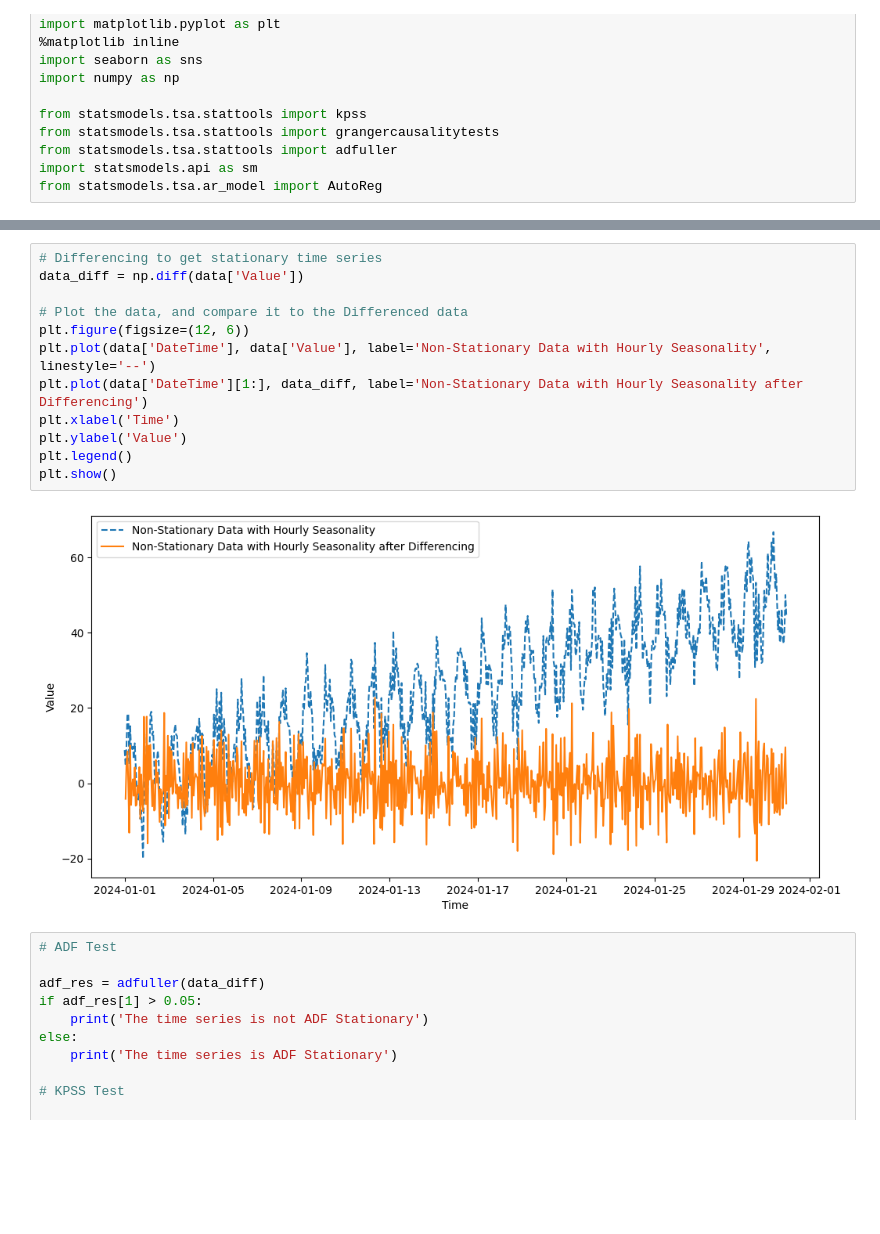
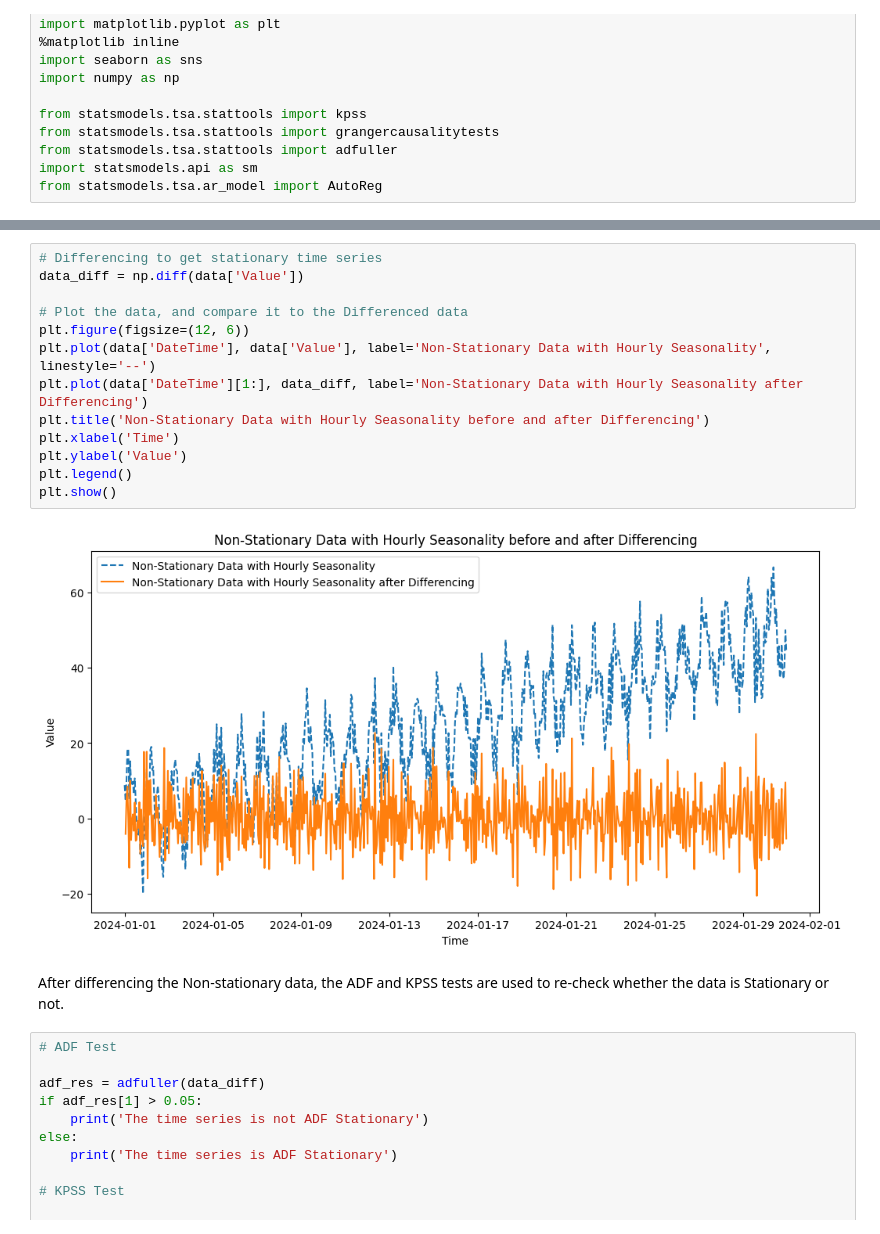
Before and after one commit to SohamDeep2026/Tinkering-with-a-TVAR-Model, a Jupyter notebook: TVAR_Model.ipynb, the cells around one changed output, grey strips where cells are left out. Saved outputs shown, nothing was run; the diff lists cells and outputs as text; blank space fills up the shorter version.

```diff
--- a/TVAR_Model.ipynb
+++ b/TVAR_Model.ipynb
@@ -101,17 +175,20 @@ look-up table. The actual p-value is smaller than the p-value returned.
 # %%
 # Differencing to get stationary time series
 data_diff = np.diff(data['Value'])
 
 # Plot the data, and compare it to the Differenced data
 plt.figure(figsize=(12, 6))
 plt.plot(data['DateTime'], data['Value'], label='Non-Stationary Data with Hourly Seasonality', linestyle='--')
 plt.plot(data['DateTime'][1:], data_diff, label='Non-Stationary Data with Hourly Seasonality after Differencing')
+plt.title('Non-Stationary Data with Hourly Seasonality before and after Differencing')
 plt.xlabel('Time')
 plt.ylabel('Value')
 plt.legend()
 plt.show()
 # %% [output]
-[figure, old version]
+[figure, new version]
+# %% [markdown]
+After differencing the Non-stationary data, the ADF and KPSS tests are used to re-check whether the data is Stationary or not.
 # %%
 # ADF Test
 
```
Also changed, not shown: parts of 15 cells of this notebook.
